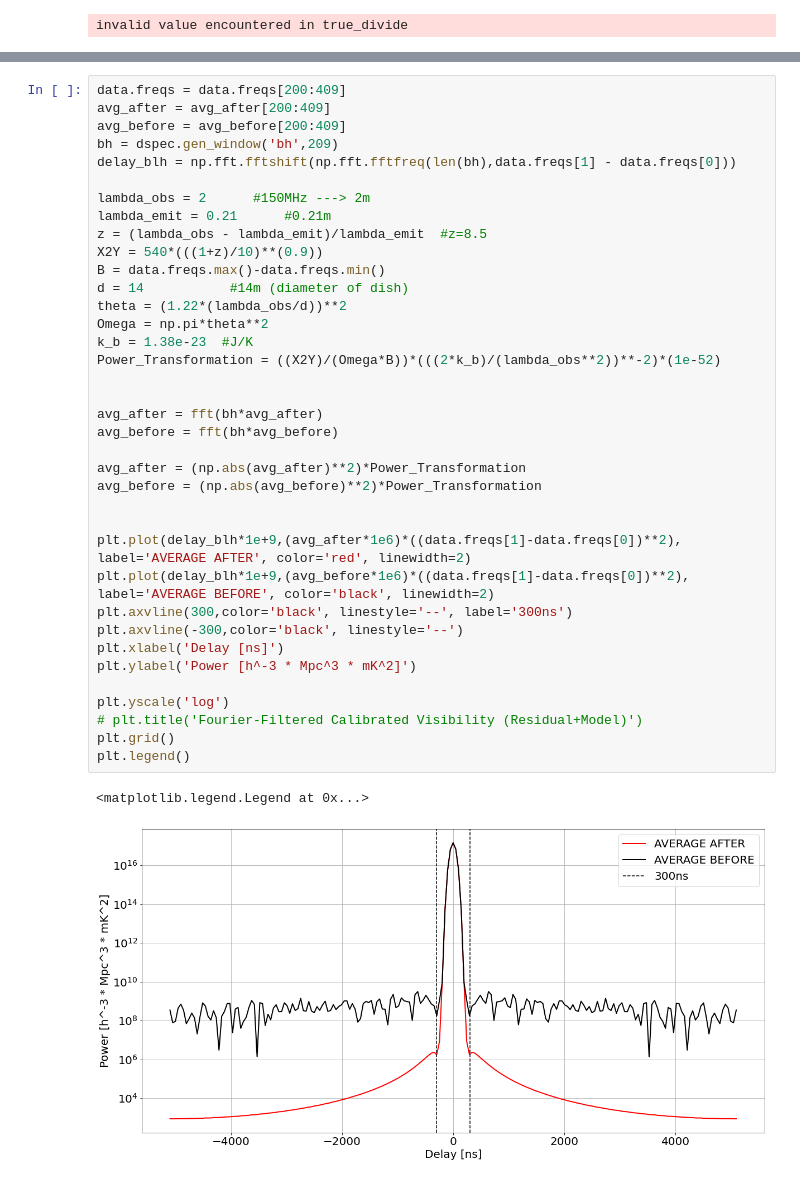
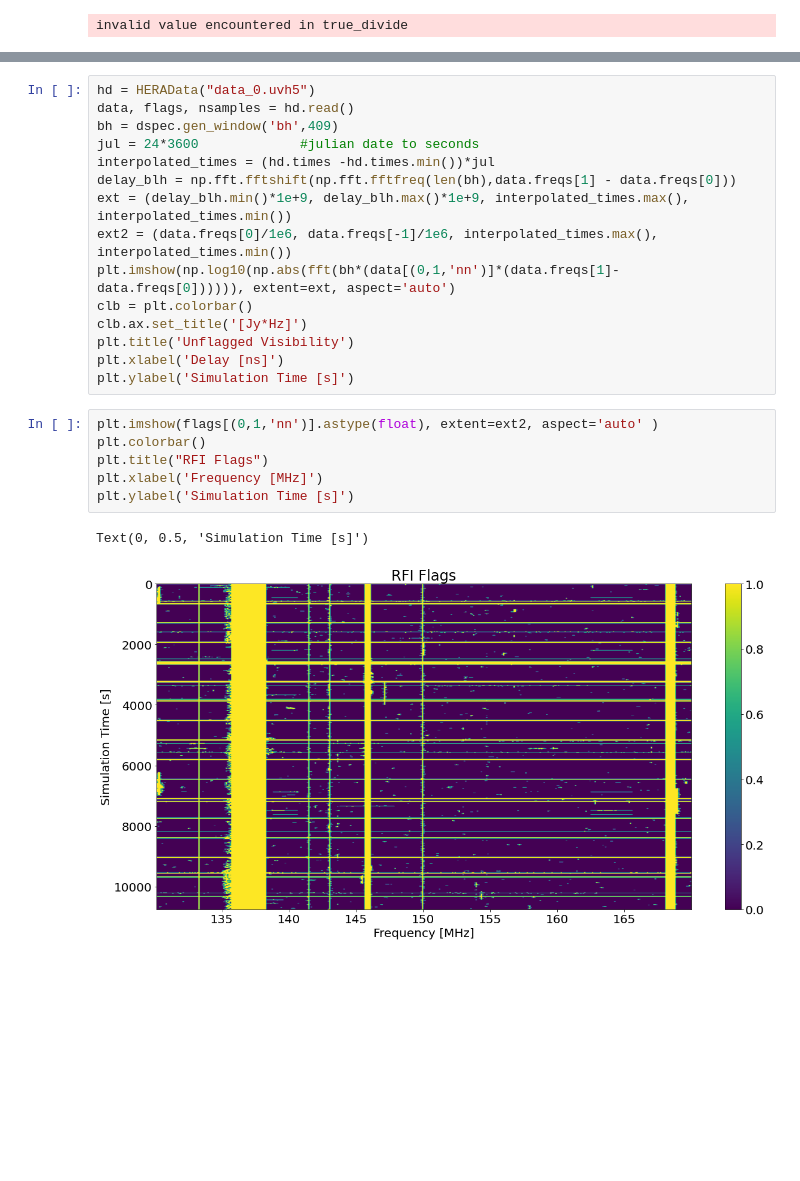
Before and after one commit to kian466/HERA_Calibration, a Jupyter notebook: HERA_CLEAN.ipynb, the cells around one changed output, grey strips where cells are left out. Drawn from its saved outputs; the diff is of its cells as text; blank space fills up the shorter version.

```diff
--- a/HERA_CLEAN.ipynb
+++ b/HERA_CLEAN.ipynb
@@ -635,40 +243,24 @@ plt.yscale('log')
-# %%
-data.freqs = data.freqs[200:409]
-avg_after = avg_after[200:409]
-avg_before = avg_before[200:409]
-bh = dspec.gen_window('bh',209)
-delay_blh = np.fft.fftshift(np.fft.fftfreq(len(bh),data.freqs[1] - data.freqs[0]))
-
-lambda_obs = 2      #150MHz ---> 2m
-lambda_emit = 0.21      #0.21m
-z = (lambda_obs - lambda_emit)/lambda_emit  #z=8.5
-X2Y = 540*(((1+z)/10)**(0.9))
-B = data.freqs.max()-data.freqs.min()
-d = 14           #14m (diameter of dish)
-theta = (1.22*(lambda_obs/d))**2
-Omega = np.pi*theta**2
-k_b = 1.38e-23  #J/K
-Power_Transformation = ((X2Y)/(Omega*B))*(((2*k_b)/(lambda_obs**2))**-2)*(1e-52)
-
-
-avg_after = fft(bh*avg_after)
-avg_before = fft(bh*avg_before)
-
-avg_after = (np.abs(avg_after)**2)*Power_Transformation
-avg_before = (np.abs(avg_before)**2)*Power_Transformation
-
-
-plt.plot(delay_blh*1e+9,(avg_after*1e6)*((data.freqs[1]-data.freqs[0])**2), label='AVERAGE AFTER', color='red', linewidth=2)
-plt.plot(delay_blh*1e+9,(avg_before*1e6)*((data.freqs[1]-data.freqs[0])**2), label='AVERAGE BEFORE', color='black', linewidth=2)
-plt.axvline(300,color='black', linestyle='--', label='300ns')
-plt.axvline(-300,color='black', linestyle='--')
-plt.xlabel('Delay [ns]')
-plt.ylabel('Power [h^-3 * Mpc^3 * mK^2]')
-
-plt.yscale('log')
-# plt.title('Fourier-Filtered Calibrated Visibility (Residual+Model)')
-plt.grid()
-plt.legend()
-# %% [output]
-<matplotlib.legend.Legend at 0x...>
-[figure, removed]
+# %%
+hd = HERAData("data_0.uvh5")
+data, flags, nsamples = hd.read()
+bh = dspec.gen_window('bh',409)
+jul = 24*3600             #julian date to seconds
+interpolated_times = (hd.times -hd.times.min())*jul
+delay_blh = np.fft.fftshift(np.fft.fftfreq(len(bh),data.freqs[1] - data.freqs[0]))
+ext = (delay_blh.min()*1e+9, delay_blh.max()*1e+9, interpolated_times.max(), interpolated_times.min())
+ext2 = (data.freqs[0]/1e6, data.freqs[-1]/1e6, interpolated_times.max(), interpolated_times.min())
+plt.imshow(np.log10(np.abs(fft(bh*(data[(0,1,'nn')]*(data.freqs[1]-data.freqs[0]))))), extent=ext, aspect='auto')
+clb = plt.colorbar()
+clb.ax.set_title('[Jy*Hz]')
+plt.title('Unflagged Visibility')
+plt.xlabel('Delay [ns]')
+plt.ylabel('Simulation Time [s]')
+# %%
+plt.imshow(flags[(0,1,'nn')].astype(float), extent=ext2, aspect='auto' )
+plt.colorbar()
+plt.title("RFI Flags")
+plt.xlabel('Frequency [MHz]')
+plt.ylabel('Simulation Time [s]')
+# %% [output]
+Text(0, 0.5, 'Simulation Time [s]')
+[figure, added]
```
Also changed, not shown: parts of 70 cells of this notebook.
